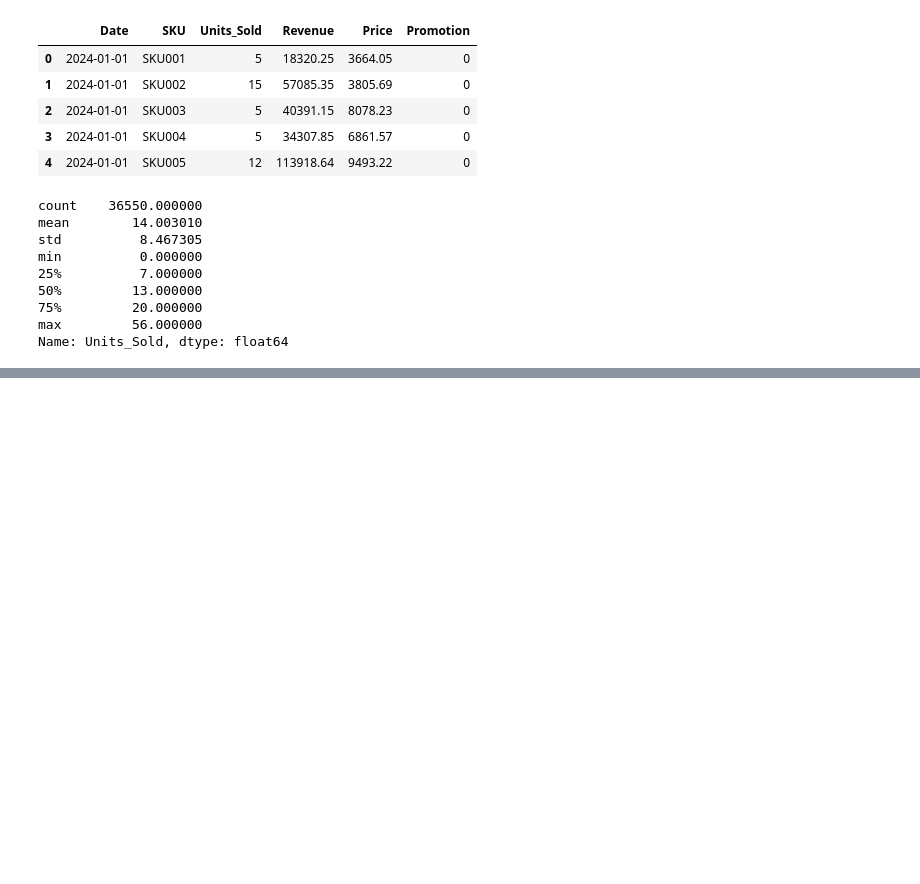
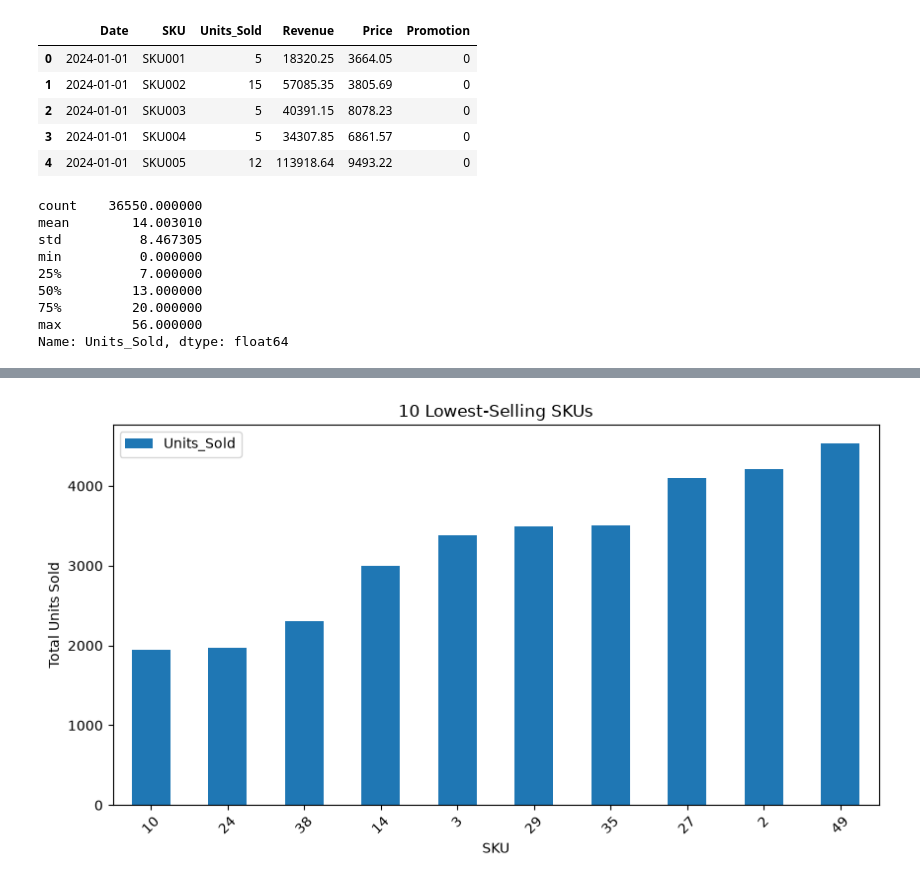
Before and after one commit to Gauravsaini328/ZIDIO_FORESIGHT_PROJECT, a Jupyter notebook: notebooks/eda.ipynb, the cells around one changed output, grey strips where cells are left out. Cells and saved outputs as stored; diff of their text form; code cells hidden in the pictures; blank space fills up the shorter version.

```diff
--- a/notebooks/eda.ipynb
+++ b/notebooks/eda.ipynb
@@ -33,0 +157,5 @@ KeyError: 'asc'
+# %%
+# Finding SKUs with the lowest total sales
+Lowest_SKUs = sales.groupby('SKU')["Units_Sold"].sum().reset_index()
+Lowest_SKUs = Lowest_SKUs.sort_values("Units_Sold",ascending=True).head(10)
+print(Lowest_SKUs)
@@ -33,0 +378,10 @@ KeyError: 'asc'
+# %%
+# Plotting the lowest-selling SKUs
+Lowest_SKUs.plot(kind="bar",figsize=(10, 5))
+plt.title("10 Lowest-Selling SKUs")
+plt.xlabel("SKU")
+plt.ylabel("Total Units Sold")
+plt.xticks(rotation=45)
+plt.show()
+# %% [output]
+[figure, added]
```
Also changed, not shown: parts of 24 cells of this notebook.
